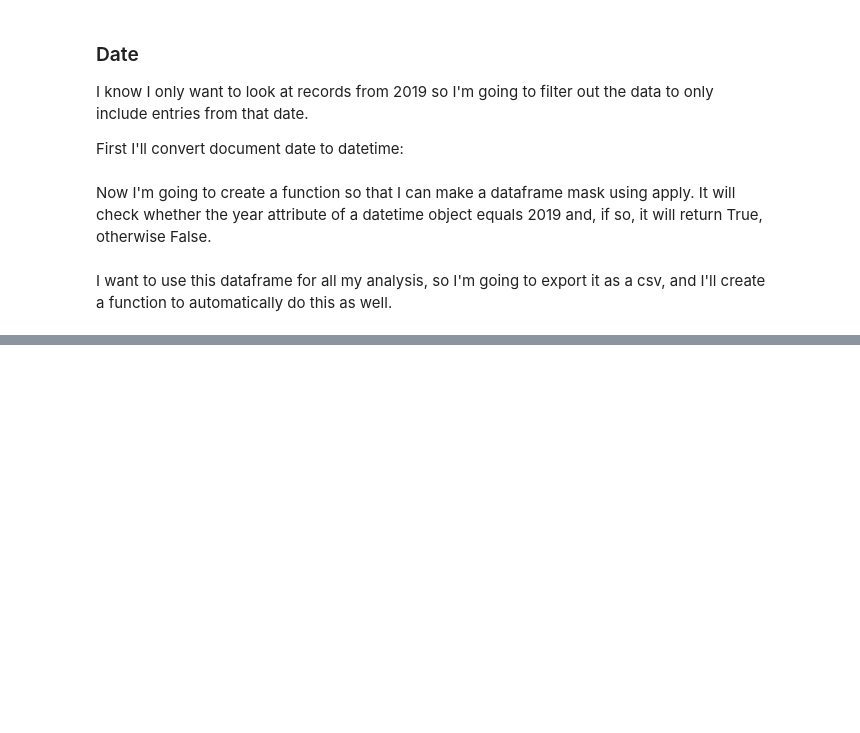
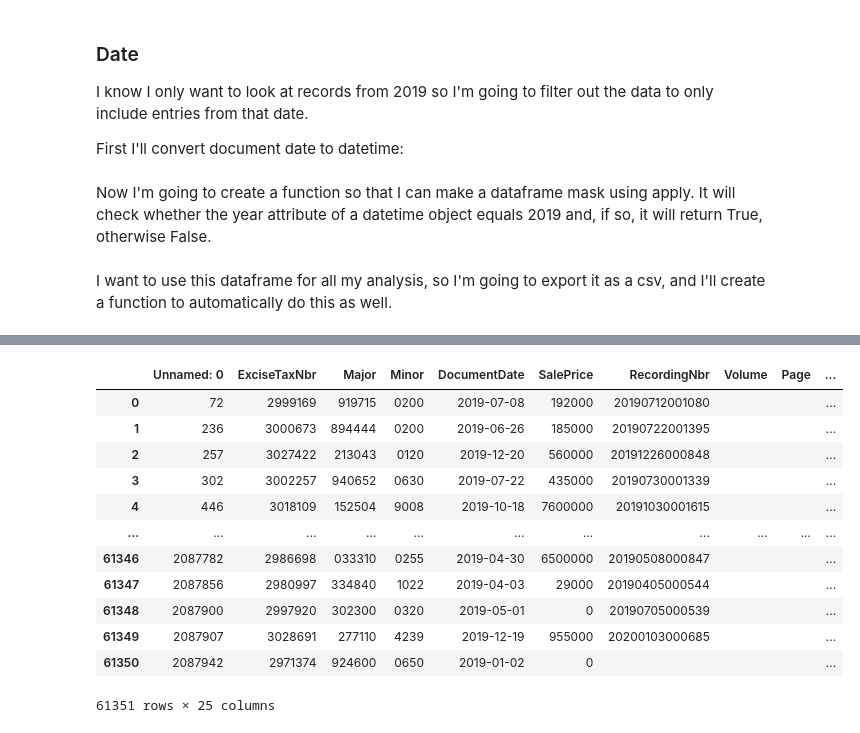
Before and after one commit to chum46/housing_sales_king_county, a Jupyter notebook: notebooks/exploratory/03_mef_duplex_correlation.ipynb, the cells around one changed output, grey strips where cells are left out. Cells and saved outputs as stored; diff of their text form; code cells hidden in the pictures; blank space fills up the shorter version.

```diff
--- a/notebooks/exploratory/03_mef_duplex_correlation.ipynb
+++ b/notebooks/exploratory/03_mef_duplex_correlation.ipynb
@@ -98,0 +122,3 @@ I might need to do the same thing for res_bldg as well, so let's check that one
+# %%
+rp_sale['Major'] = rp_sale['Major'].apply(str)
+rp_sale['Minor'] = rp_sale['Minor'].apply(str)
@@ -98,0 +158,21 @@ I might need to do the same thing for res_bldg as well, so let's check that one
+# %%
+# pad the Major and minor
+
+rp_sale['Major'] = rp_sale['Major'].apply(lambda elem: elem.rjust(6, '0'))
+rp_sale['Minor'] = rp_sale['Minor'].apply(lambda elem: elem.rjust(4, '0'))
+
+rp_sale.head(10)
+# %% [output]
+|  | Unnamed: 0 | ExciseTaxNbr | Major | Minor | DocumentDate | SalePrice | RecordingNbr | Volume | Page | ... |
+| 0 | 72 | 2999169 | 919715 | 0200 | 2019-07-08 | 192000 | 20190712001080 |  |  | ... |
+| 1 | 236 | 3000673 | 894444 | 0200 | 2019-06-26 | 185000 | 20190722001395 |  |  | ... |
+| 2 | 257 | 3027422 | 213043 | 0120 | 2019-12-20 | 560000 | 20191226000848 |  |  | ... |
+| 3 | 302 | 3002257 | 940652 | 0630 | 2019-07-22 | 435000 | 20190730001339 |  |  | ... |
+| 4 | 446 | 3018109 | 152504 | 9008 | 2019-10-18 | 7600000 | 20191030001615 |  |  | ... |
+| ... | ... | ... | ... | ... | ... | ... | ... | ... | ... | ... |
+| 61346 | 2087782 | 2986698 | 033310 | 0255 | 2019-04-30 | 6500000 | 20190508000847 |  |  | ... |
+| 61347 | 2087856 | 2980997 | 334840 | 1022 | 2019-04-03 | 29000 | 20190405000544 |  |  | ... |
+| 61348 | 2087900 | 2997920 | 302300 | 0320 | 2019-05-01 | 0 | 20190705000539 |  |  | ... |
+| 61349 | 2087907 | 3028691 | 277110 | 4239 | 2019-12-19 | 955000 | 20200103000685 |  |  | ... |
+| 61350 | 2087942 | 2971374 | 924600 | 0650 | 2019-01-02 | 0 |  |  |  | ... |
+61351 rows × 25 columns
```
Also changed, not shown: parts of 37 cells of this notebook.
